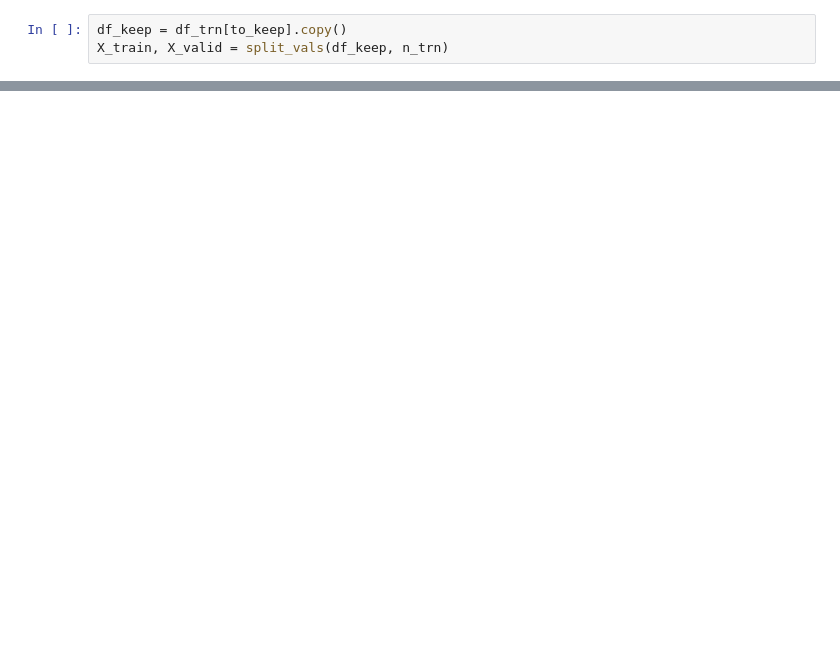
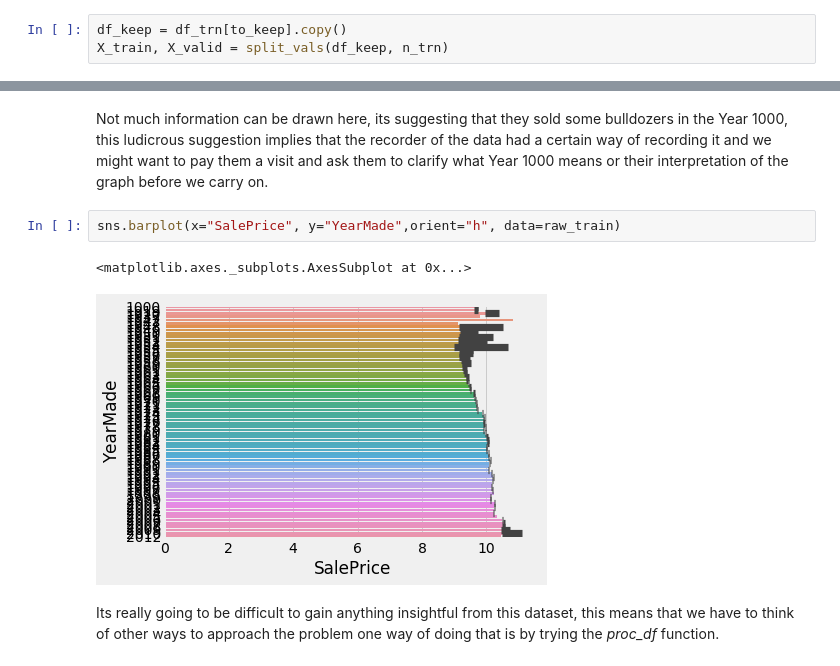
Before and after one commit to MrRutledge/ML_Practice, a Jupyter notebook: FastAi_ML_RandomForest.ipynb, the cells around one changed output, grey strips where cells are left out. Cells and saved outputs as stored; diff of their text form; blank space fills up the shorter version.

```diff
--- a/FastAi_ML_RandomForest.ipynb
+++ b/FastAi_ML_RandomForest.ipynb
@@ -782,0 +763,9 @@ Let's have a deeper look at Yearmade
+# %% [markdown]
+Not much information can be drawn here, its suggesting that they sold some bulldozers in the Year 1000, this ludicrous suggestion implies that the recorder of the data had a certain way of recording it and we might want to pay them a visit and ask them to clarify what Year 1000 means or their interpretation of the graph before we carry on.
+# %%
+sns.barplot(x="SalePrice", y="YearMade",orient="h", data=raw_train)
+# %% [output]
+<matplotlib.axes._subplots.AxesSubplot at 0x...>
+[figure, added]
+# %% [markdown]
+Its really going to be difficult to gain anything insightful from this dataset, this means that we have to think of other ways to approach the problem one way of doing that is by trying the *proc_df* function.
```
Also changed, not shown: parts of 55 cells of this notebook.
